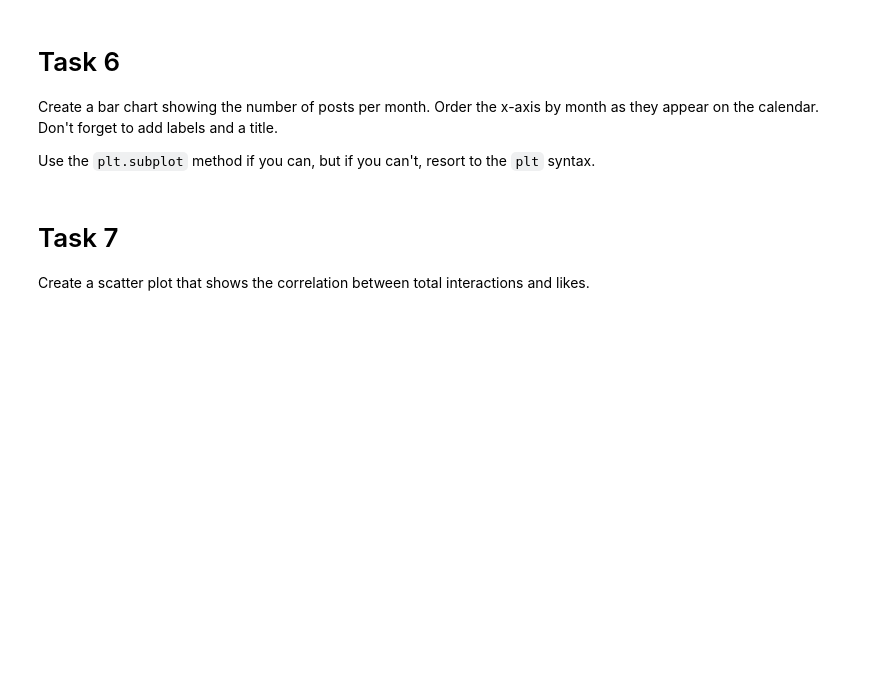
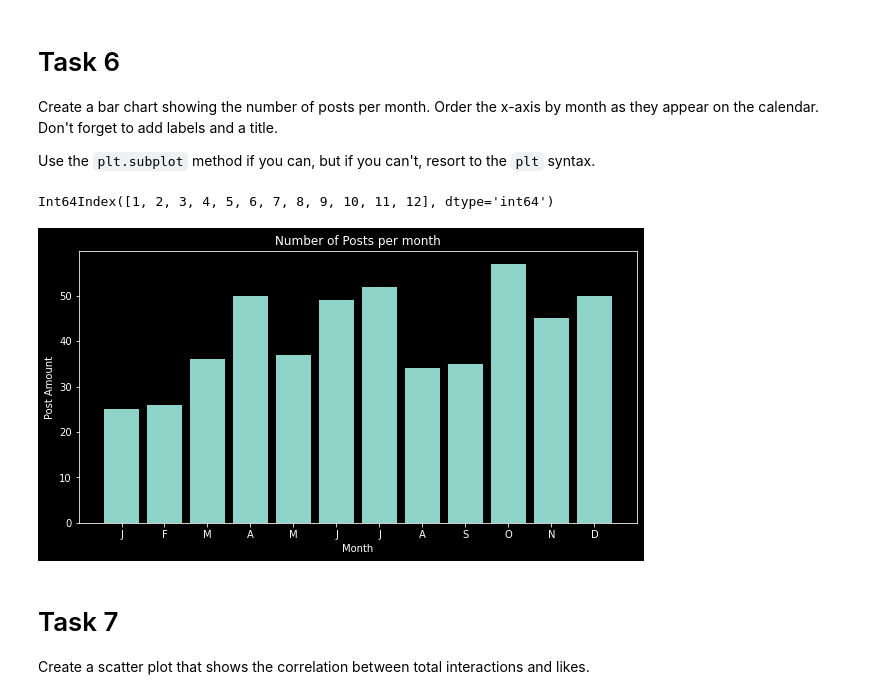
Before and after one commit to Mynusjanai/nyc-dc-ds-020121, a Jupyter notebook: Phase_1/phase_1_code_challenge_review/index.ipynb, the cells around one changed output. Drawn from its saved outputs; the diff is of its cells as text; code cells hidden in the pictures; blank space fills up the shorter version.

```diff
--- a/Phase_1/phase_1_code_challenge_review/index.ipynb
+++ b/Phase_1/phase_1_code_challenge_review/index.ipynb
@@ -40,0 +39,5 @@ facebook = None
+# %%
+# Your code here
+pd.read_csv('data/Facebook_metrics/dataset_Facebook.csv')
+facebook = pd.read_csv('data/Facebook_metrics/dataset_Facebook.csv', delimiter = ';')
+facebook.head(10)
@@ -52,3 +129,5 @@ facebook = None
 ### 2c: Drop records that have na's in the `share` column while altering the dataframe in memory
 # %%
 # Your code here
+facebook.dropna(subset=['share'], inplace=True)
+facebook.info()
@@ -62,0 +158,6 @@ Create a new column called `likes_per_impression` which divides the number of co
+# %%
+# Your code here
+facebook['likes_per_impression'] = facebook['like']/facebook['comment']
+
+facebook = facebook.replace([np.inf, -np.inf], np.nan)
+facebook
@@ -88,3 +210,21 @@ Use the `plt.subplot` method if you can, but if you can't, resort to the `plt` s
+# %%
+facebook['Post Month'].value_counts().sort_index().index
+# %% [output]
+Int64Index([1, 2, 3, 4, 5, 6, 7, 8, 9, 10, 11, 12], dtype='int64')
+# %%
+# Your code here
+x = facebook['Post Month'].value_counts().sort_index().index
+y = facebook['Post Month'].value_counts().sort_index().values
+
+fig, ax = plt.subplots(figsize=(10,5))
+ax.bar(x,y)
+ax.set_title('Number of Posts per month')
+ax.set_xlabel('Month')
+ax.set_ylabel('Post Amount')
+ax.set_xticks(range(1,13))
+ax.set_xticklabels('JFMAMJJASOND');
+# %% [output]
+[figure, added]
 # %% [markdown]
 # Task 7
 
```
Also changed, not shown: parts of 29 cells of this notebook, 2 other files.
